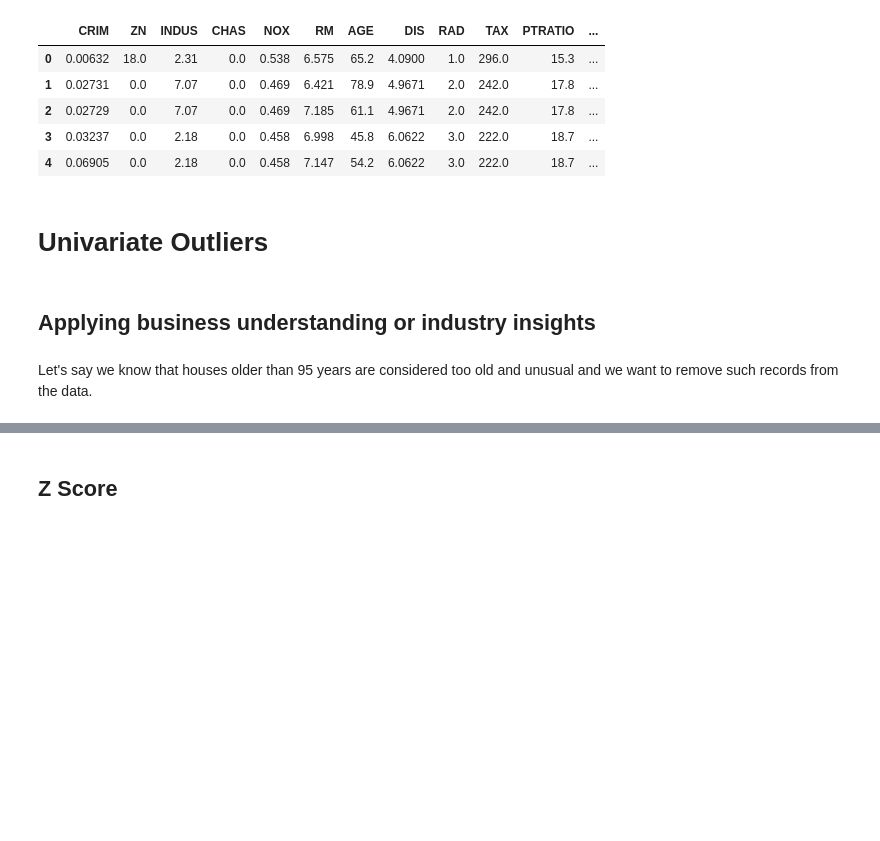
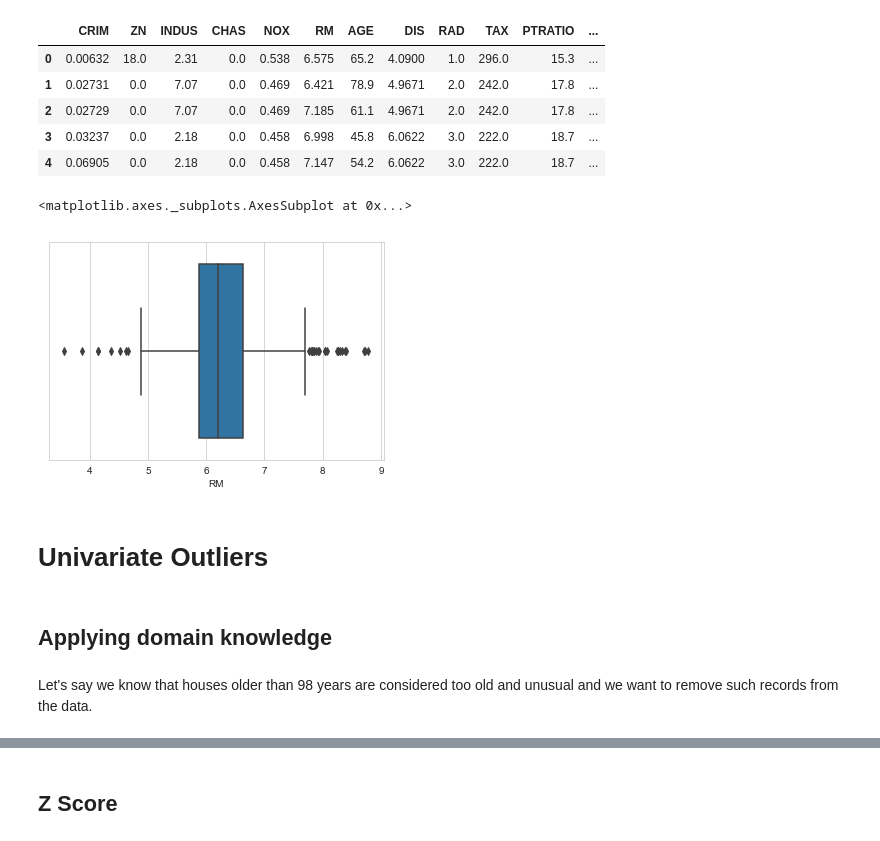
Before and after one commit to v-popov/ds_cheat_sheets, a Jupyter notebook: outliers.ipynb, the cells around one changed output, grey strips where cells are left out. Saved outputs shown, nothing was run; the diff lists cells and outputs as text; code cells hidden in the pictures; blank space fills up the shorter version.

```diff
--- a/outliers.ipynb
+++ b/outliers.ipynb
@@ -3,6 +3,8 @@ from sklearn.datasets import load_boston
 import pandas as pd
 import seaborn as sns
 import matplotlib.pyplot as plt
+import seaborn as sns
+sns.set_style("whitegrid")
 # %%
 data = load_boston()
 x = data.data
@@ -21,10 +23,15 @@ DF shape: (506, 13)
 | 2 | 0.02729 | 0.0 | 7.07 | 0.0 | 0.469 | 7.185 | 61.1 | 4.9671 | 2.0 | 242.0 | 17.8 | ... |
 | 3 | 0.03237 | 0.0 | 2.18 | 0.0 | 0.458 | 6.998 | 45.8 | 6.0622 | 3.0 | 222.0 | 18.7 | ... |
 | 4 | 0.06905 | 0.0 | 2.18 | 0.0 | 0.458 | 7.147 | 54.2 | 6.0622 | 3.0 | 222.0 | 18.7 | ... |
+# %%
+sns.boxplot(x=df['RM'])
+# %% [output]
+<matplotlib.axes._subplots.AxesSubplot at 0x...>
+[figure, added]
 # %% [markdown]
 # Univariate Outliers
-# %% [markdown]
-## Applying business understanding or industry insights
+# %% [markdown]
+## Applying domain knowledge
 # %% [markdown]
-Let's say we know that houses older than 95 years are considered too old and unusual and we want to remove such records from the data.
+Let's say we know that houses older than 98 years are considered too old and unusual and we want to remove such records from the data.
 # %%
```
Also changed, not shown: parts of 5 cells of this notebook, 1 other file.
